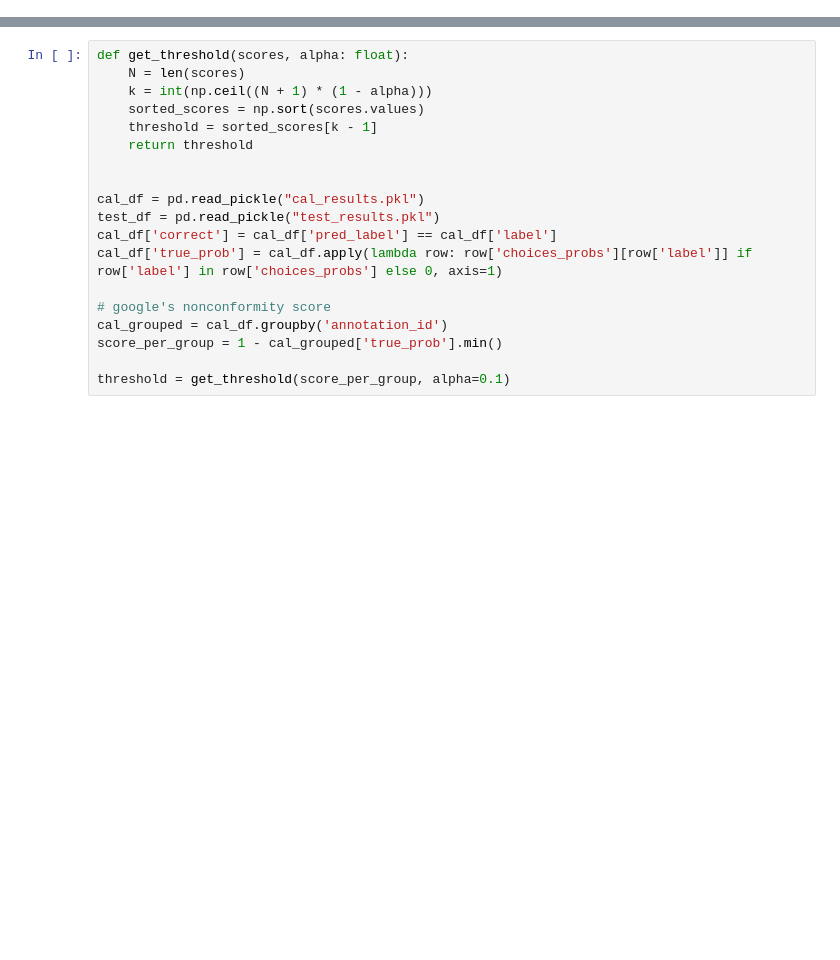
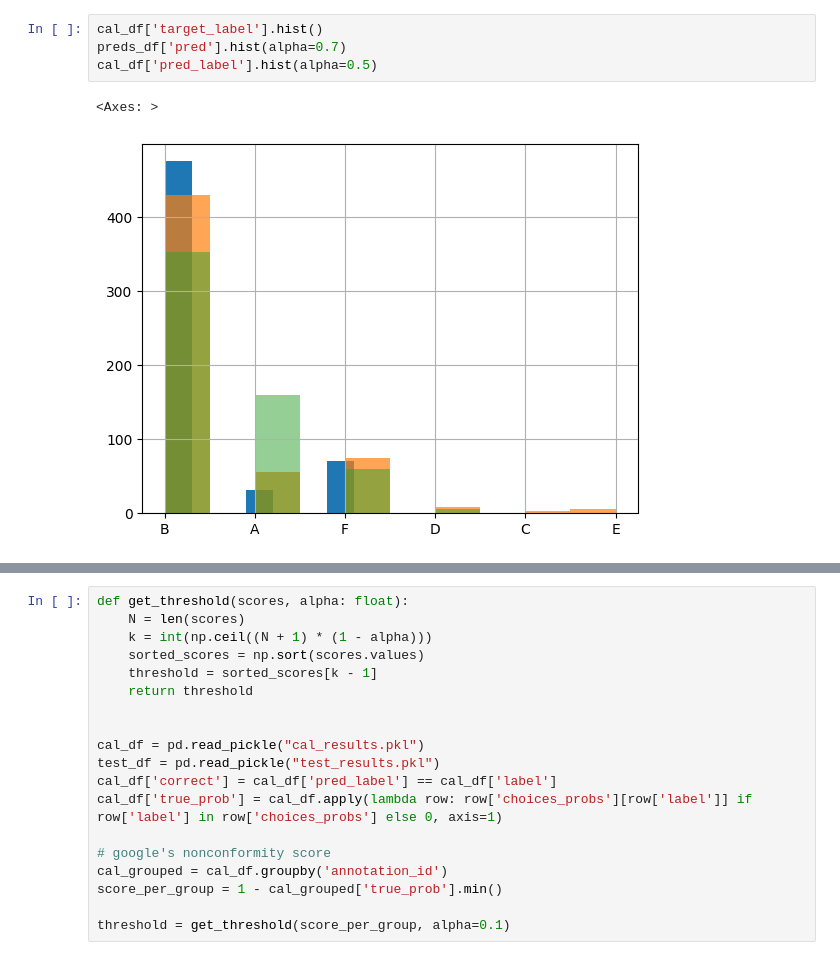
Before and after one commit to amitxy/Robots-That-Ask-For-Help-Over-The-Horizon, a Jupyter notebook: risk.ipynb, the cells around one changed output, grey strips where cells are left out. Saved outputs shown, nothing was run; the diff lists cells and outputs as text; blank space fills up the shorter version.

```diff
--- a/risk.ipynb
+++ b/risk.ipynb
@@ -66,0 +360,7 @@ for split, ds in ds_dict.items():
+# %%
+cal_df['target_label'].hist()
+preds_df['pred'].hist(alpha=0.7)
+cal_df['pred_label'].hist(alpha=0.5)
+# %% [output]
+<Axes: >
+[figure, added]
```
Also changed, not shown: parts of 26 cells of this notebook, 20 other files.
